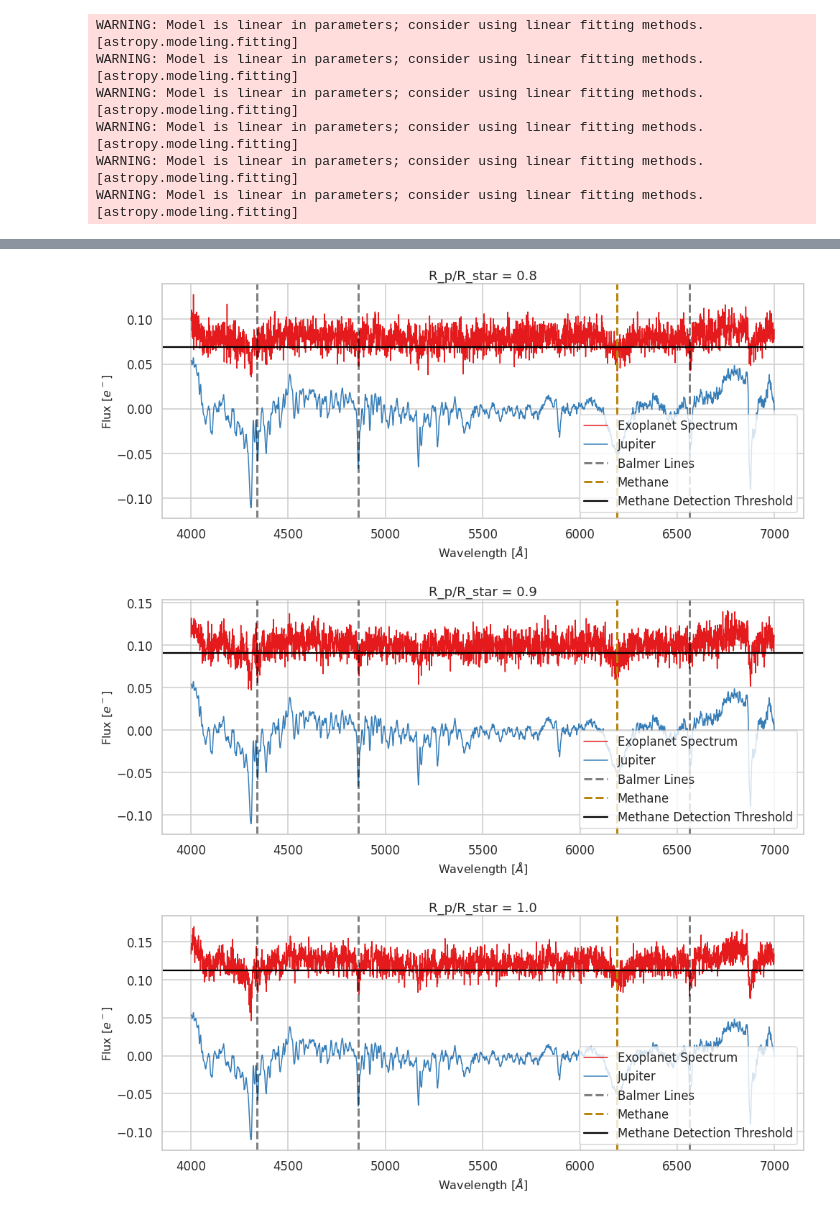
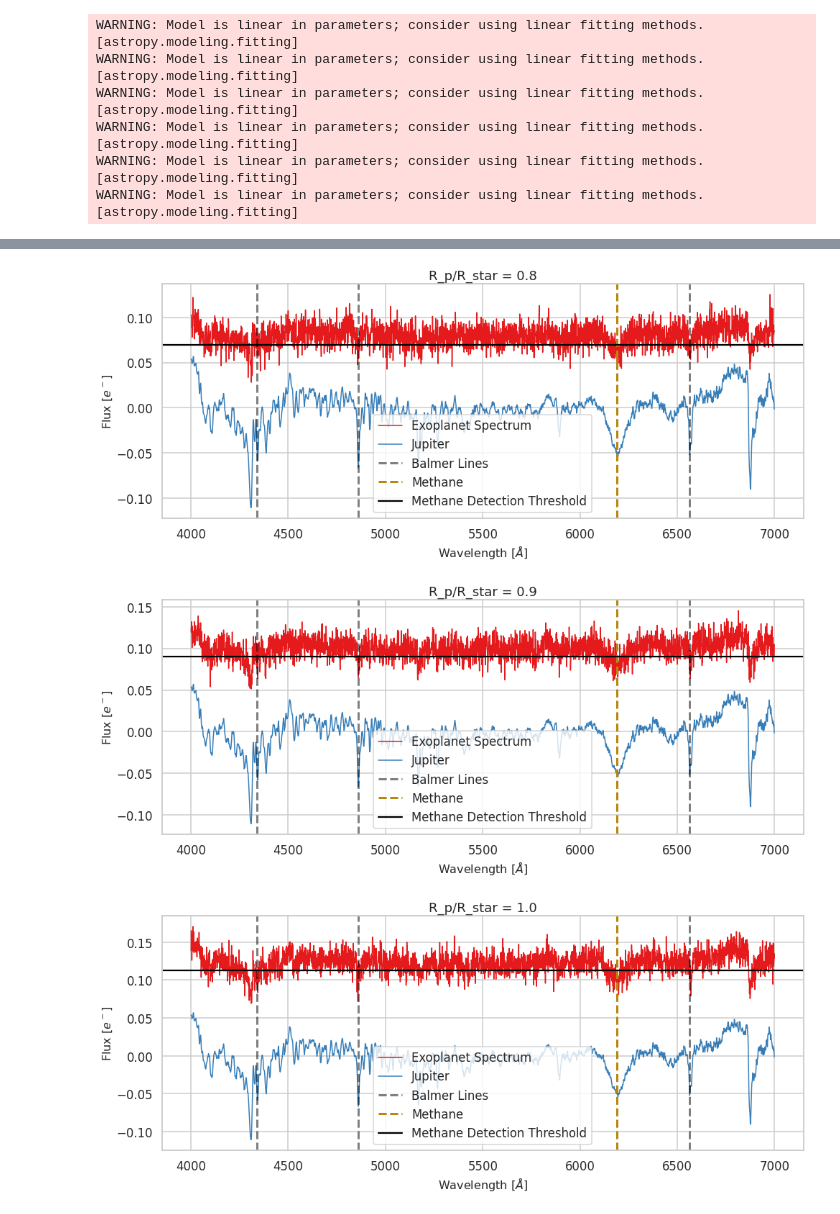
Before and after one commit to noahfranz13/ExoSpec, a Jupyter notebook: radiusConstraints.ipynb, the cells around one changed output, grey strips where cells are left out. Saved outputs shown, nothing was run; the diff lists cells and outputs as text; code cells hidden in the pictures.

```diff
--- a/radiusConstraints.ipynb
+++ b/radiusConstraints.ipynb
@@ -72,7 +72,7 @@ n = 11
 radiusFrac = np.linspace(0,1,n)
 
 for rf in radiusFrac:
-    wave, flux = combSpec(hostSpec, jupSpec, radFrac=rf)
+    wave, flux = combSpec(hostSpec, jupSpec, radFrac=rf, fracAtm=0.25)
 
     exoFlux = flux - hostSpec.flux
 
@@ -82,5 +82,5 @@ for rf in radiusFrac:
     ax.set_title(f'R_p/R_star = {rf:.1f}')
     #ax.axhline(np.median(exoFlux), color='k')
     ax.axhline(np.median(exoFlux)-0.01, color='k', label='Methane Detection Threshold')
-    ax.legend()
+    ax.legend(loc='lower center')
 # %% [output]
@@ -95,6 +95,6 @@ for rf in radiusFrac:
-[figure, old version]
+[figure, new version]
-[figure, old version]
+[figure, new version]
-[figure, old version]
+[figure, new version]
 # %%
 plot = False
 n = 1000 # number of radii fractions to test
```
Also changed, not shown: parts of 3 cells of this notebook, 1 other file.
